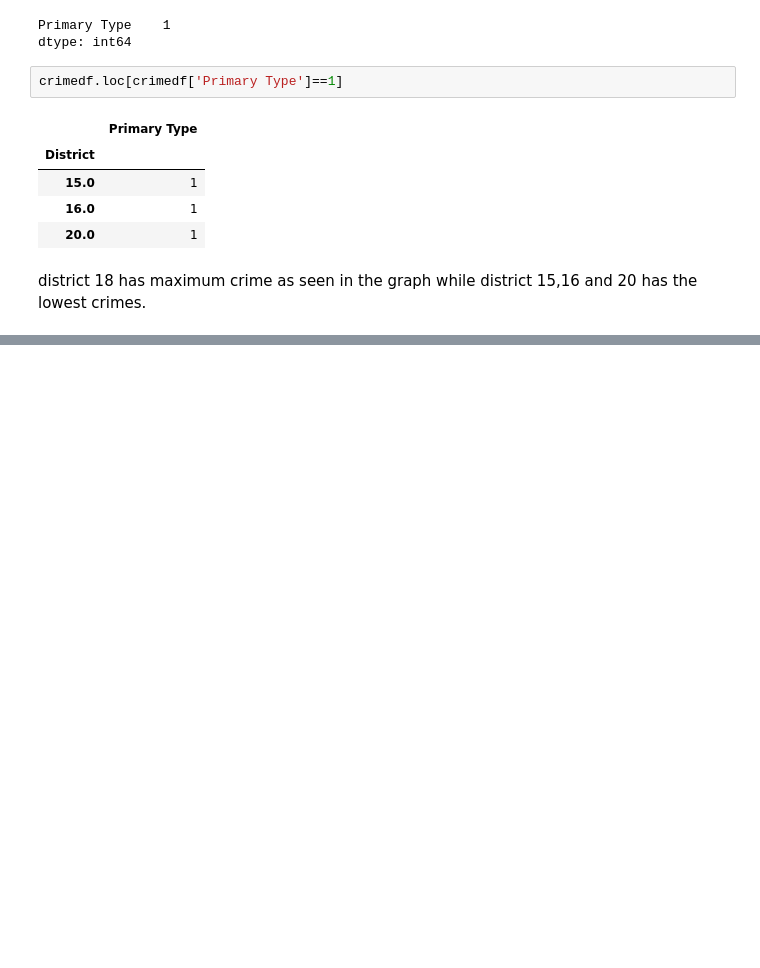
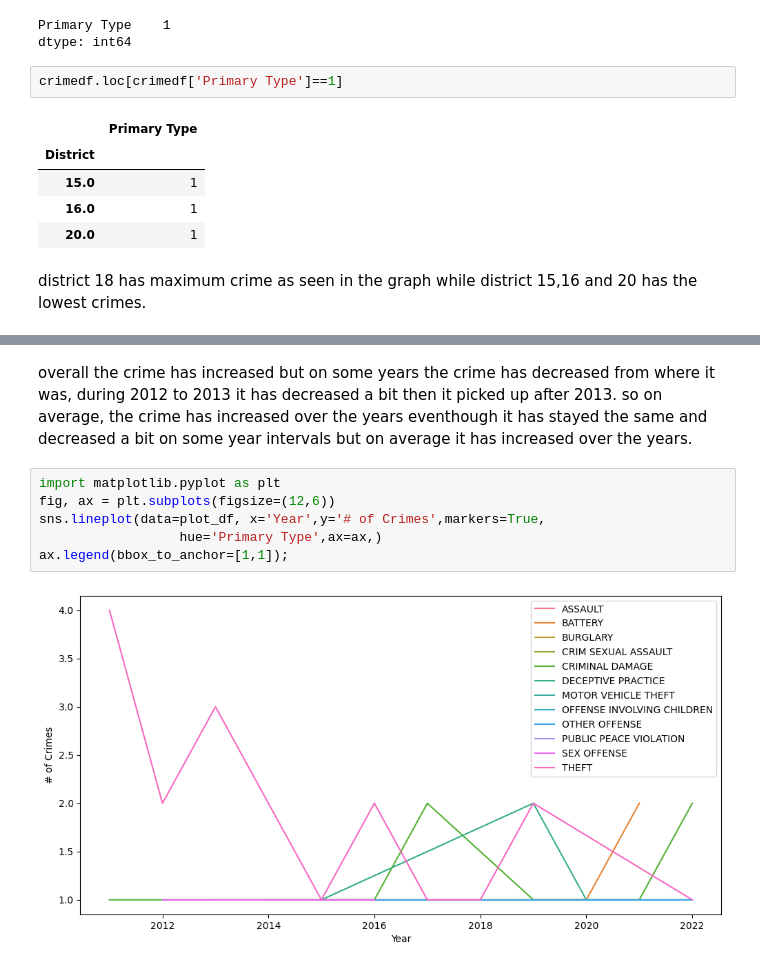
Before and after one commit to elleniayele/chicago-crime-data1, a Jupyter notebook: Untitled (7).ipynb, the cells around one changed output, grey strips where cells are left out. Drawn from its saved outputs; the diff is of its cells as text; blank space fills up the shorter version.

```diff
--- a/Untitled (7).ipynb
+++ b/Untitled (7).ipynb
@@ -763,0 +557,10 @@ as can be seen, the crime has increased over the years.
+# %% [markdown]
+overall the crime has increased but on some years the crime has decreased from where it was, during 2012 to 2013 it has decreased a bit then it picked up after 2013. so on average, the crime has increased over the years eventhough it has stayed the same and decreased a bit on some year intervals but on average it has increased over the years.
+# %%
+import matplotlib.pyplot as plt
+fig, ax = plt.subplots(figsize=(12,6))
+sns.lineplot(data=plot_df, x='Year',y='# of Crimes',markers=True,
+                  hue='Primary Type',ax=ax,)
+ax.legend(bbox_to_anchor=[1,1]);
+# %% [output]
+[figure, added]
```
Also changed, not shown: parts of 41 cells of this notebook.
